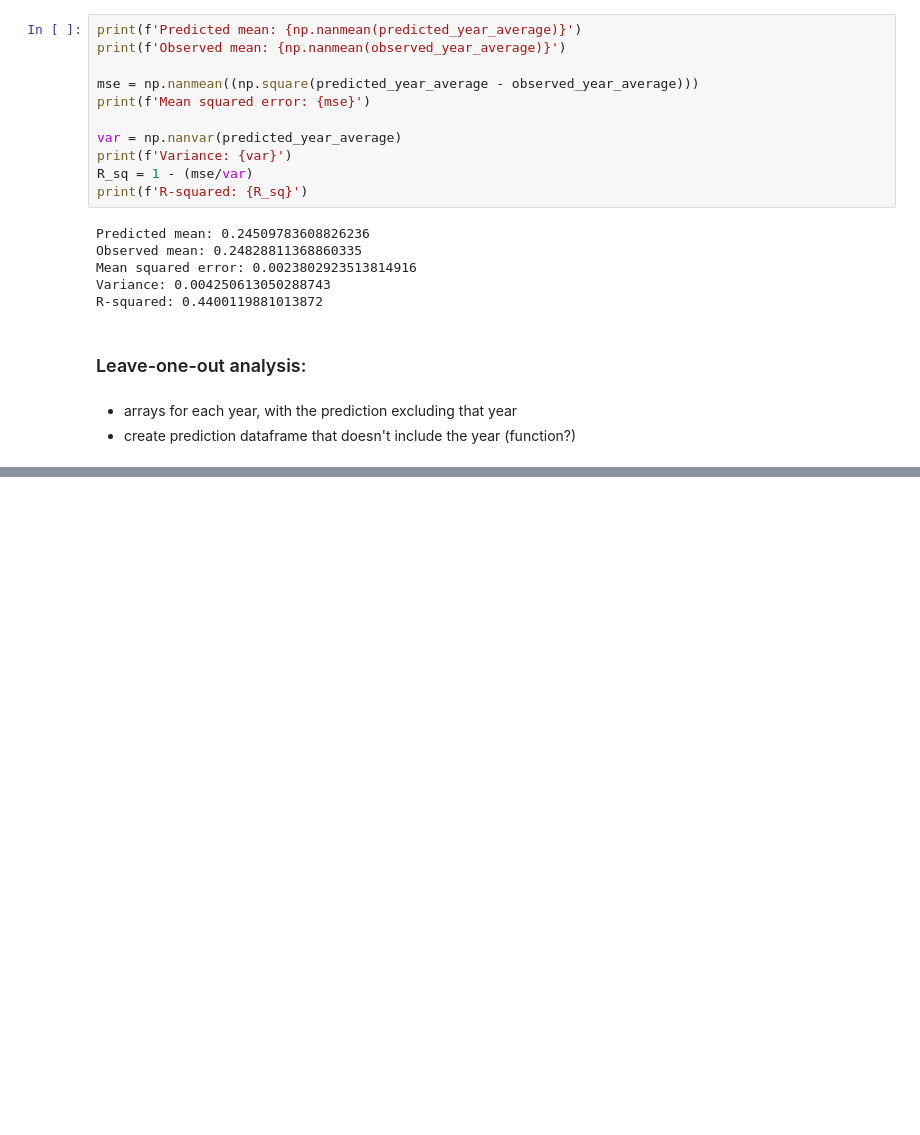
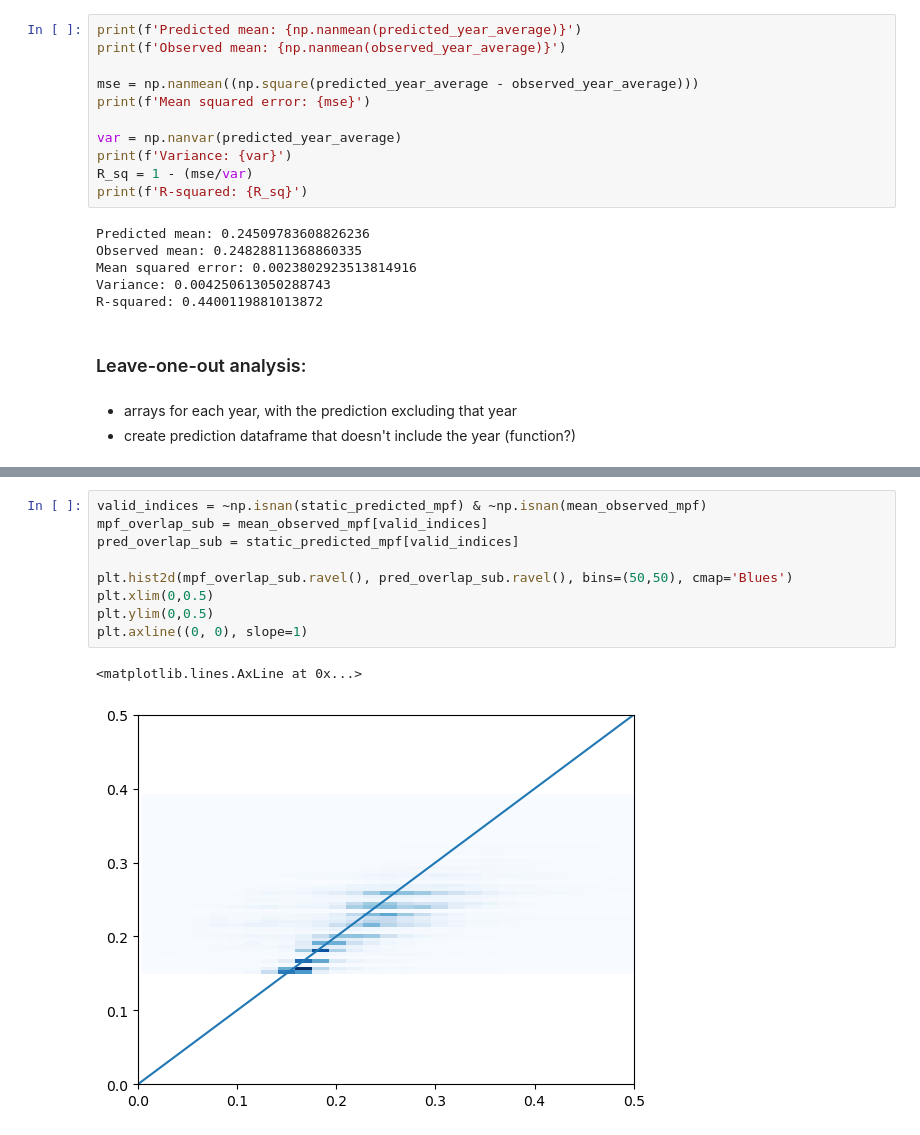
Before and after one commit to rhtweedie/modelled_mpf_with_advection, a Jupyter notebook: lat_analysis_take_2.ipynb, the cells around one changed output, grey strips where cells are left out. Drawn from its saved outputs; the diff is of its cells as text; blank space fills up the shorter version.

```diff
--- a/lat_analysis_take_2.ipynb
+++ b/lat_analysis_take_2.ipynb
@@ -728,0 +730,12 @@ plot_bins(static_binned_stats)
+# %%
+valid_indices = ~np.isnan(static_predicted_mpf) & ~np.isnan(mean_observed_mpf)
+mpf_overlap_sub = mean_observed_mpf[valid_indices]
+pred_overlap_sub = static_predicted_mpf[valid_indices]
+
+plt.hist2d(mpf_overlap_sub.ravel(), pred_overlap_sub.ravel(), bins=(50,50), cmap='Blues')
+plt.xlim(0,0.5)
+plt.ylim(0,0.5)
+plt.axline((0, 0), slope=1)
+# %% [output]
+<matplotlib.lines.AxLine at 0x...>
+[figure, added]
```
Also changed, not shown: parts of 5 cells of this notebook.
